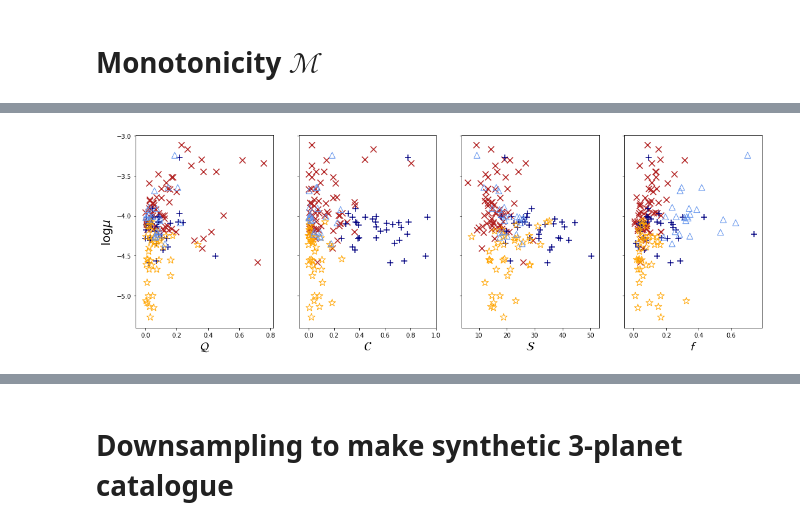
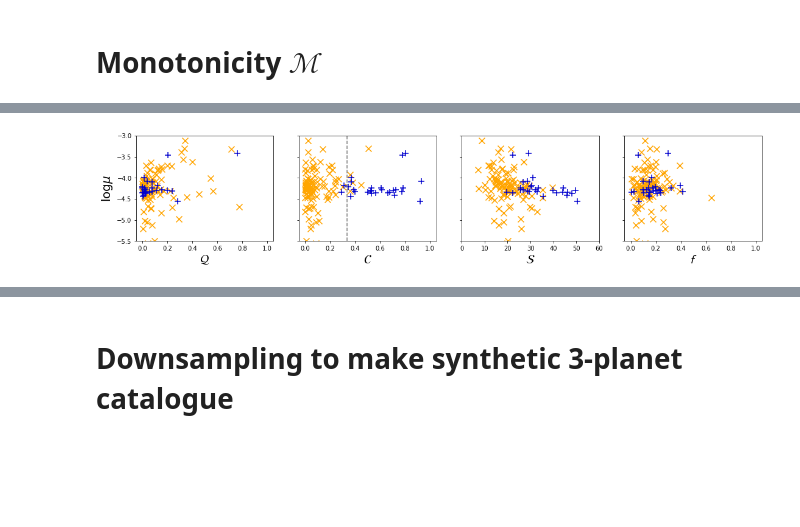
Before and after one commit to gjgilbert/maiasaurus, a Jupyter notebook: maiasaurus_v5.ipynb, the cells around one changed output, grey strips where cells are left out. Saved outputs shown, nothing was run; the diff lists cells and outputs as text; code cells hidden in the pictures; blank space fills up the shorter version.

```diff
--- a/maiasaurus_v5.ipynb
+++ b/maiasaurus_v5.ipynb
@@ -380,9 +387,13 @@ def calculate_flatness(data_dur, model_dur):
 # %%
 f  = np.zeros(Nsys)
 
+rho_tracker = []
+
 for i, s in enumerate(systems):
     # get stellar density [M_sun/R_sun^3]
-    rhostar = s.Mstar/(4/3*pi*s.Rstar**3)
+    rhostar = s.Mstar/s.Rstar**3
+
+    rho_tracker.append(rhostar)
 
     # fit for duration
     cosi = np.array([0.0])
@@ -1176,0 +1062,13 @@ Q
+# %%
+# calculate weights for each point
+w = np.zeros(n_nodes)
+
+for i in range(n_nodes):
+    w[i] = np.sort(sij[i])[7]
+
+w /= w.max()
+
+plt.figure()
+plt.hist(w, color='orange', edgecolor='k')
+plt.xlabel('weight', fontsize=20)
+plt.show()
@@ -1177,46 +1188,62 @@ Q
 # %%
+n_clusters = 2
+
+# robust path-based clustering
+pb = SpectralClustering(n_clusters=n_clusters, affinity='precomputed')
+pbfit = pb.fit_predict(new_sij)
+
+
 # compare Q, C, S, f vs logmu
-colors = ['firebrick', 'navy', 'orange', 'cornflowerblue', 'purple', 'red']
+colors = ['orange', 'mediumblue', 'firebrick', 'navy', 'purple', 'red']
 markers = ['x', '+', '*', '^', 'd', 's']
 msize   = [100, 100, 150, 100, 100, 100]
-facecolors = ['firebrick', 'navy', 'none', 'none', 'none', 'none']
+facecolors = ['orange', 'mediumblue', 'none', 'none', 'none', 'none']
 
 
-fig, axes = plt.subplots(1,4, figsize=(15,5))
+fig, axes = plt.subplots(1,4, figsize=(15,3))
 plt.tight_layout()
 
 ax = axes[0]
 for i in range(n_clusters):
-    ax.scatter(Qkm[cluster_fit==i], mukm[cluster_fit==i], s=msize[i], color=colors[i], marker=markers[i], \
+    ax.scatter(Qkm[pbfit==i], mukm[pbfit==i], s=msize[i], color=colors[i], marker=markers[i], \
                facecolors=facecolors[i])
+ax.set_xlim(-0.05,1.05)
 ax.set_xlabel(r'$\mathcal{Q}$', fontsize=20)
 ax.set_ylabel(r'$\log\mu$', fontsize=20)
+ax.set_ylim(-5.5,-3.0)
 
 ax = axes[1]
 for i in range(n_clusters):
-    ax.scatter(Ckm[cluster_fit==i], mukm[cluster_fit==i], s=msize[i], color=colors[i], marker=markers[i], \
+    ax.scatter(Ckm[pbfit==i], mukm[pbfit==i], s=msize[i], color=colors[i], marker=markers[i], \
                facecolors=facecolors[i])
+ax.axvline(C43, linestyle='--', color='grey')
 ax.set_xlabel(r'$\mathcal{C}$', fontsize=20)
+ax.set_xlim(-0.05,1.05)
 ax.set_ylabel('')
+ax.set_ylim(-5.5,-3.0)
 ax.set_yticklabels([])
 
 ax = axes[2]
 for i in range(n_clusters):
-    ax.scatter(Skm[cluster_fit==i], mukm[cluster_fit==i], s=msize[i], color=colors[i], marker=markers[i], \
+    ax.scatter(Skm[pbfit==i], mukm[pbfit==i], s=msize[i], color=colors[i], marker=markers[i], \
                facecolors=facecolors[i])
 ax.set_xlabel(r'$\mathcal{S}$', fontsize=20)
+ax.set_xlim(0,60)
 ax.set_ylabel('')
+ax.set_ylim(-5.5,-3.0)
 ax.set_yticklabels([])
 
 ax = axes[3]
 for i in range(n_clusters):
-    ax.scatter(fkm[cluster_fit==i], mukm[cluster_fit==i], s=msize[i], color=colors[i], marker=markers[i], \
+    ax.scatter(fkm[pbfit==i], mukm[pbfit==i], s=msize[i], color=colors[i], marker=markers[i], \
                facecolors=facecolors[i])
 ax.set_xlabel(r'$\mathcal{f}$', fontsize=20)
+ax.set_xlim(-0.05,1.05)
 ax.set_ylabel('')
+ax.set_ylim(-5.5,-3.0)
 ax.set_yticklabels([])
 
-#plt.savefig('/Users/research/Desktop/clustered_X_vs_logmu.pdf', bbox_inches='tight')
+plt.savefig('/Users/research/Desktop/Figures/clustered_X_vs_logmu.pdf', bbox_inches='tight')
 plt.show()
 # %% [output]
-[figure, old version]
+[figure, new version]
```
Also changed, not shown: parts of 67 cells of this notebook, 4 other files.
